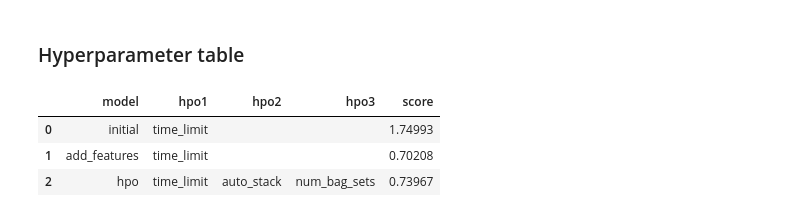
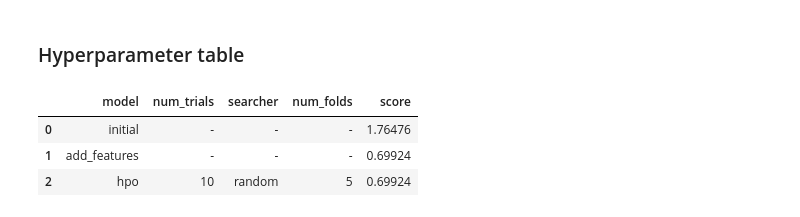
Before and after one commit to jessNzembi/cd0385-project-starter, a Jupyter notebook: project/project-template.ipynb, the cells around one changed output. Saved outputs shown, nothing was run; the diff lists cells and outputs as text; code cells hidden in the pictures.

```diff
--- a/project/project-template.ipynb
+++ b/project/project-template.ipynb
@@ -704,14 +743,21 @@ fig.savefig('model_test_score.png')
 # %%
 # The 3 hyperparameters we tuned with the kaggle score as the result
 pd.DataFrame({
     "model": ["initial", "add_features", "hpo"],
-    "hpo1": ["time_limit", "time_limit", "time_limit"],
-    "hpo2": ["", "", "auto_stack"],
-    "hpo3": ["", "", "num_bag_sets"],
-    "score": [1.74993, 0.70208,  0.73967]
+    "num_trials": ["-", "-", "10"],  # Number of HPO trials
+    "searcher": ["-", "-", "random"],  # Searcher type
+    "num_folds": ["-", "-", "5"],  # Number of cross-validation folds
+    "score": [1.76476, 0.69924,  0.69924]
 })
+# pd.DataFrame({
+#     "model": ["initial", "add_features", "hpo"],
+#     "hpo1": ["time_limit", "time_limit", "time_limit"],
+#     "hpo2": ["", "", "auto_stack"],
+#     "hpo3": ["", "", "num_bag_sets"],
+#     "score": [1.76476, 0.69924,  0.69924]
+# })
 # %% [output]
-|  | model | hpo1 | hpo2 | hpo3 | score |
-| 0 | initial | time_limit |  |  | 1.74993 |
-| 1 | add_features | time_limit |  |  | 0.70208 |
-| 2 | hpo | time_limit | auto_stack | num_bag_sets | 0.73967 |
+|  | model | num_trials | searcher | num_folds | score |
+| 0 | initial | - | - | - | 1.76476 |
+| 1 | add_features | - | - | - | 0.69924 |
+| 2 | hpo | 10 | random | 5 | 0.69924 |
```
Also changed, not shown: parts of 27 cells of this notebook, 7 other files.
